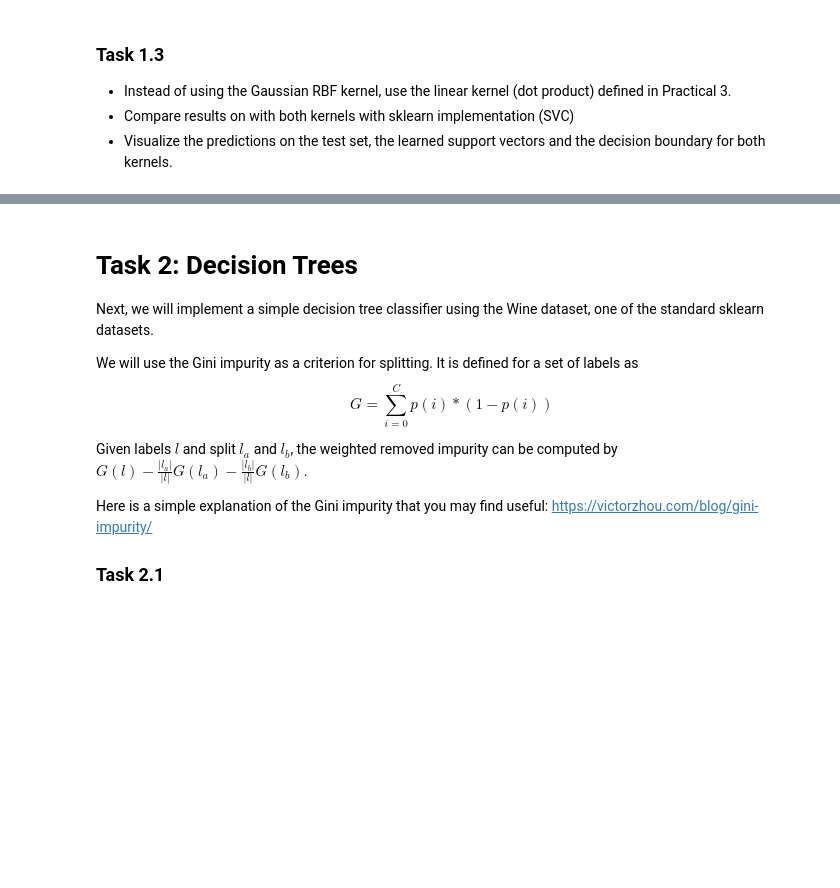
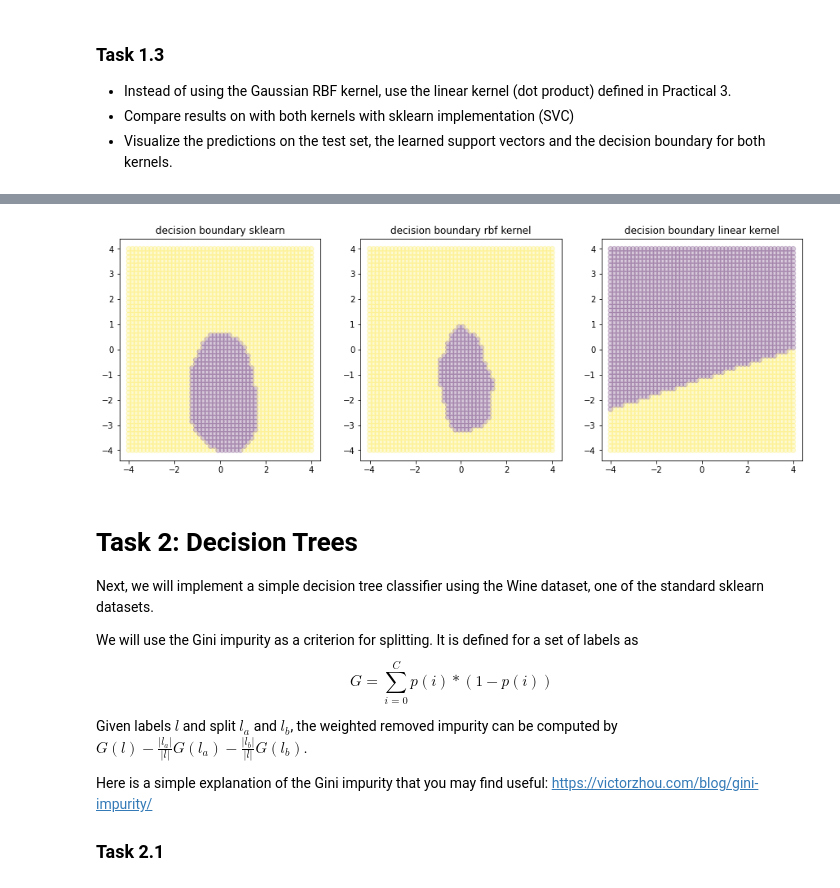
Before and after one commit to fredbec/ml-sose21, a Jupyter notebook: collect/practical_4_Rene.ipynb, the cells around one changed output, grey strips where cells are left out. Cells and saved outputs as stored; diff of their text form; code cells hidden in the pictures; blank space fills up the shorter version.

```diff
--- a/collect/practical_4_Rene.ipynb
+++ b/collect/practical_4_Rene.ipynb
@@ -163,5 +160,6 @@ def rbf_kernel(x_n, x_m, gamma=1/5):
 # %%
 # Fit SVM on training data
-lm = fit_svm(X_train, t_train, rbf_kernel)
+sols = fit_svm(X_train, t_train, rbf_kernel)
+
 # Extract parameters
-lagr_mult, svs, sv_labels, intercept, a = extract_parameters(X_train, t_train, rbf_kernel, lm)
+lagr, svs, sv_labels, intercept = extract_parameters(X_train, t_train, rbf_kernel, sols, 1.0)
@@ -201,6 +211,3 @@ plt.show()
 - Instead of using the Gaussian RBF kernel, use the linear kernel (dot product) defined in Practical 3.
 - Compare results on with both kernels with sklearn implementation (SVC)
 - Visualize the predictions on the test set, the learned support vectors and the decision boundary for both kernels.
-# %%
-def linear_kernel(a, b):
-    return a.dot(b)
@@ -207,6 +217,7 @@ def linear_kernel(a, b):
 # %%
 # Fit SVM with linear kernel and calculate the test accuracy
-svm_fit = fit_svm(X_train, t_train, linear_kernel)
-parameters = extract_parameters(X_train, t_train, linear_kernel, svm_fit)
-svm_pre = svm_predict(X_test, linear_kernel, *parameters)
-print('Accuarcy:', np.mean(svm_pre == t_test))
+# Fit SVM on training data
+sols_lk = fit_svm(X_train, t_train, linear_kernel)
+
+# Extract parameters
+lagr_lk, svs_lk, sv_labels_lk, intercept_lk = extract_parameters(X_train, t_train, linear_kernel, sols_lk, 1.0)
@@ -225,3 +294,42 @@ plt.show()
+# %%
+def plot_decision_boundary(predict_fn):
+    ''' Plot decision boundary.
+
+    predict_fn: function handle to a predict function that takes
+                as input a data point x and outputs the predicted
+                label t
+    '''
+    grid = np.meshgrid(np.linspace(-4, 4, 50), np.linspace(-4, 4, 50))
+    grid_x, grid_y = grid[0].flatten(), grid[1].flatten()
+
+    grid_t = np.zeros(len(grid_x))
+    for i, p in enumerate(zip(grid_x, grid_y)):
+      tmp = np.array(p)
+      tmp = np.reshape(tmp, (1, 2))
+      grid_t[i] = predict_fn(tmp)
+
+    plt.scatter(grid_x, grid_y, c=grid_t, alpha=0.2)
+
+
+plt.figure(figsize = (15, 5))
+
+plt.subplot(1, 3, 1)
+predict_fn = lambda x: clf.predict(x)
+plot_decision_boundary(predict_fn)
+plt.title('decision boundary sklearn')
+
+plt.subplot(1, 3, 2)
+predict_fn = lambda x: svm_predict(x, rbf_kernel, lagr, svs, sv_labels, intercept)
+plot_decision_boundary(predict_fn)
+plt.title('decision boundary rbf kernel')
+
+plt.subplot(1, 3, 3)
+predict_fn = lambda x: svm_predict(x, linear_kernel, lagr_lk, svs_lk, sv_labels_lk, intercept_lk)
+plot_decision_boundary(predict_fn)
+plt.title('decision boundary linear kernel')
+plt.show()
+# %% [output]
+[figure, added]
 # %% [markdown]
 # Task 2: Decision Trees
 
```
Also changed, not shown: parts of 20 cells of this notebook.
